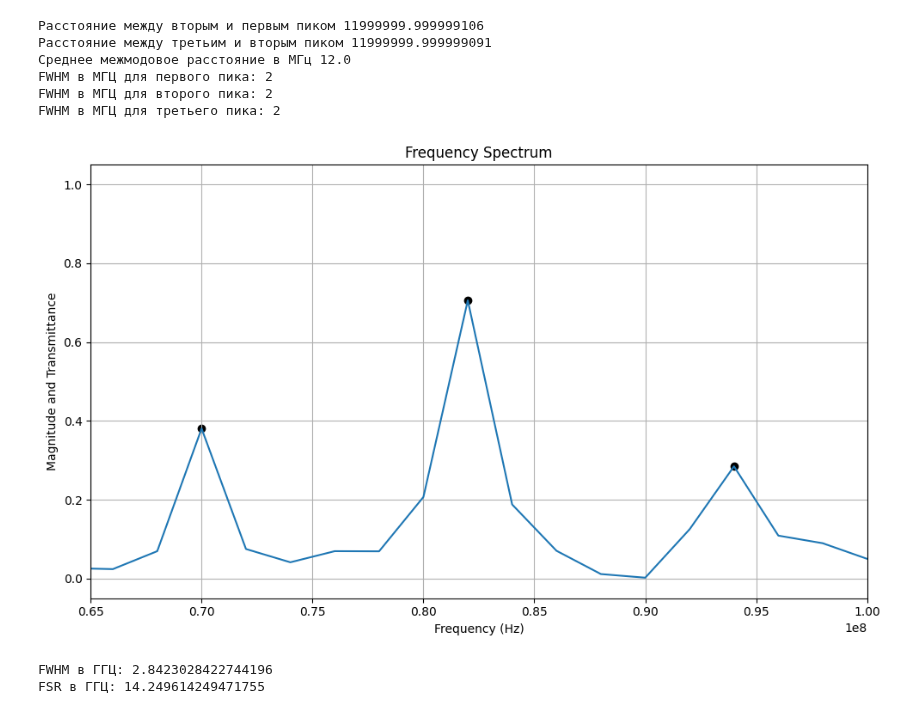
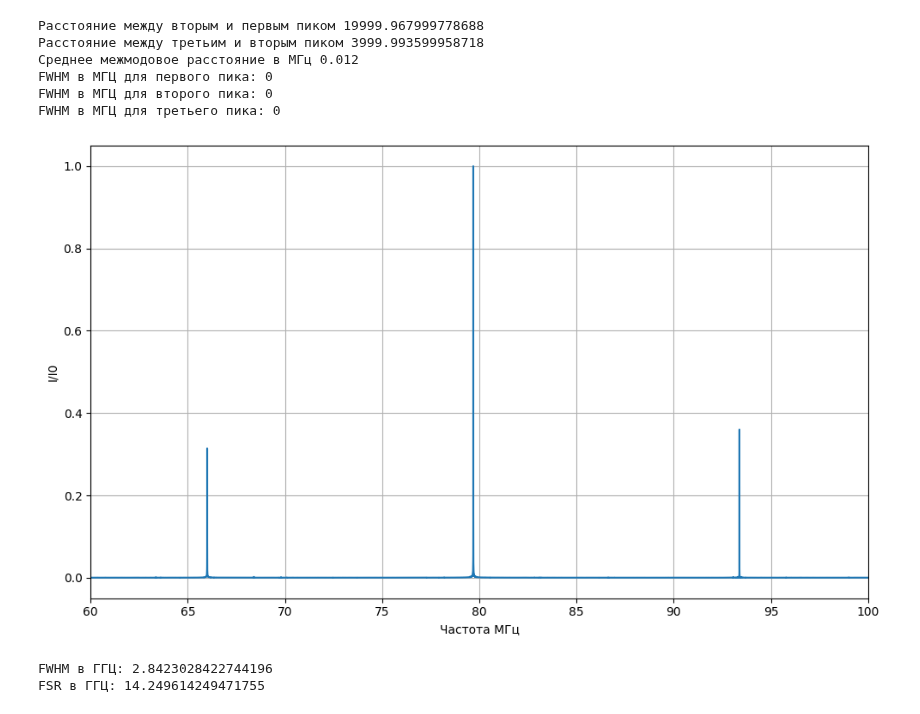
Before and after one commit to Orange-spearow/Finally_praktika, a Jupyter notebook: Волоконный фильтр.ipynb, the cells around one changed output. Drawn from its saved outputs; the diff is of its cells as text; code cells hidden in the pictures.

```diff
--- a/Волоконный фильтр.ipynb
+++ b/Волоконный фильтр.ipynb
@@ -5,8 +5,9 @@ import matplotlib.pyplot as plt
 from scipy.fft import fft, fftfreq
 import pandas as pd
 from scipy.signal import find_peaks
-df = pd.read_csv('praktik6.csv')
+df = pd.read_csv('50mks1mSA0.csv')
 spectr1 = np.array(df.iloc[:,0])
+spectr1 = np.linspace(1.4100E-04, 6.4100E-04, 625000)
 Spectr1 = np.array(df.iloc[:,1])
 dt = spectr1[1] - spectr1[0]
 fft_signal = np.fft.fft(Spectr1)
@@ -32,46 +33,46 @@ half_max_amplitude_second_peak = max_peaks[1][1]/2
 half_max_amplitude_third_peak = max_peaks[2][1]/2
 #print(half_max_amplitude_third_peak)
 crossings = []
 crossings_2 = []
 crossings_3 = []
 for i in range(len(freq)):
     if (freq[i] > 0.65e8) and (freq[i] < 0.73e8):
         if (abs(fft_signal_norm[i]) - half_max_amplitude_first_peak) * (abs(fft_signal_norm[i-1]) - half_max_amplitude_first_peak) <= 0:
             crossings.append((freq[i], abs(fft_signal_norm[i])))
     if (freq[i] > 0.75e8) and (freq[i] < 0.85e8):
         if (abs(fft_signal_norm[i]) - half_max_amplitude_second_peak) * (abs(fft_signal_norm[i-1]) - half_max_amplitude_second_peak) <= 0:
             crossings_2.append((freq[i], abs(fft_signal_norm[i])))
     if (freq[i] > 0.86e8) and (freq[i] < 0.98e8):
         if (abs(fft_signal_norm[i]) - half_max_amplitude_third_peak) * (abs(fft_signal_norm[i-1]) - half_max_amplitude_third_peak) <= 0:
             crossings_3.append((freq[i], abs(fft_signal_norm[i])))
     if i == len(freq)-1:
         fwhm = abs(crossings[1][0] - crossings[0][0])
         print(f"FWHM в МГЦ для первого пика: {fwhm/1e6:.0f}")
     if i == len(freq)-1:
         fwhm = abs(crossings_2[1][0] - crossings_2[0][0])
         print(f"FWHM в МГЦ для второго пика: {fwhm/1e6:.0f}")
     if i == len(freq)-1:
         fwhm = abs(crossings_3[1][0] - crossings_3[0][0])
         print(f"FWHM в МГЦ для третьего пика: {fwhm/1e6:.0f}")
 
 plt.figure(figsize = (10,6))
-plt.plot(freq, np.abs(fft_signal_norm))
-plt.scatter( [c[0] for c in max_peaks],[c[1] for c in max_peaks], color='k')  # точки пересечения
-plt.xlim(65e6, 100e6)  # отображение только положительных частот
-plt.xlabel('Frequency (Hz)')
-plt.ylabel('Magnitude and Transmittance')
-plt.title('Frequency Spectrum')
+plt.plot(freq/1e6, np.abs(fft_signal_norm))
+#plt.scatter( [c[0] for c in max_peaks],[c[1] for c in max_peaks], color='k')  # точки пересечения
+plt.xlim(60, 100)  # отображение только положительных частот
+plt.xlabel('Частота МГц')
+plt.ylabel('I/I0')
+#plt.title('Frequency Spectrum')
 plt.grid(True)
 plt.tight_layout()
 plt.show()
 # %% [output]
-Расстояние между вторым и первым пиком 11999999.999999106
-Расстояние между третьим и вторым пиком 11999999.999999091
-Среднее межмодовое расстояние в МГц 12.0
-FWHM в МГЦ для первого пика: 2
-FWHM в МГЦ для второго пика: 2
-FWHM в МГЦ для третьего пика: 2
+Расстояние между вторым и первым пиком 19999.967999778688
+Расстояние между третьим и вторым пиком 3999.993599958718
+Среднее межмодовое расстояние в МГц 0.012
+FWHM в МГЦ для первого пика: 0
+FWHM в МГЦ для второго пика: 0
+FWHM в МГЦ для третьего пика: 0
-[figure, old version]
+[figure, new version]
 # %%
 import math
 import numpy as np
```
Also changed, not shown: parts of 1 cell of this notebook, 2 other files.
